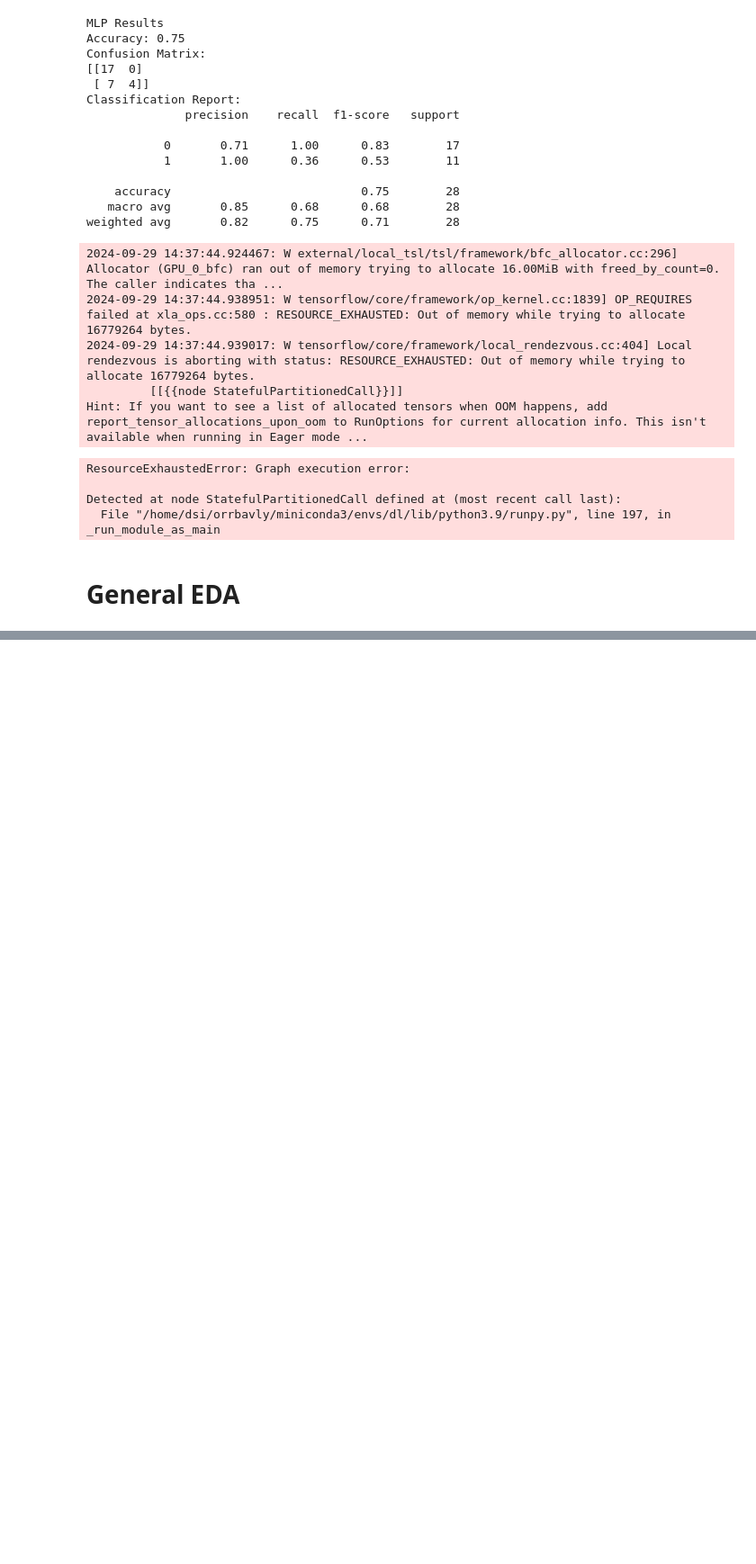
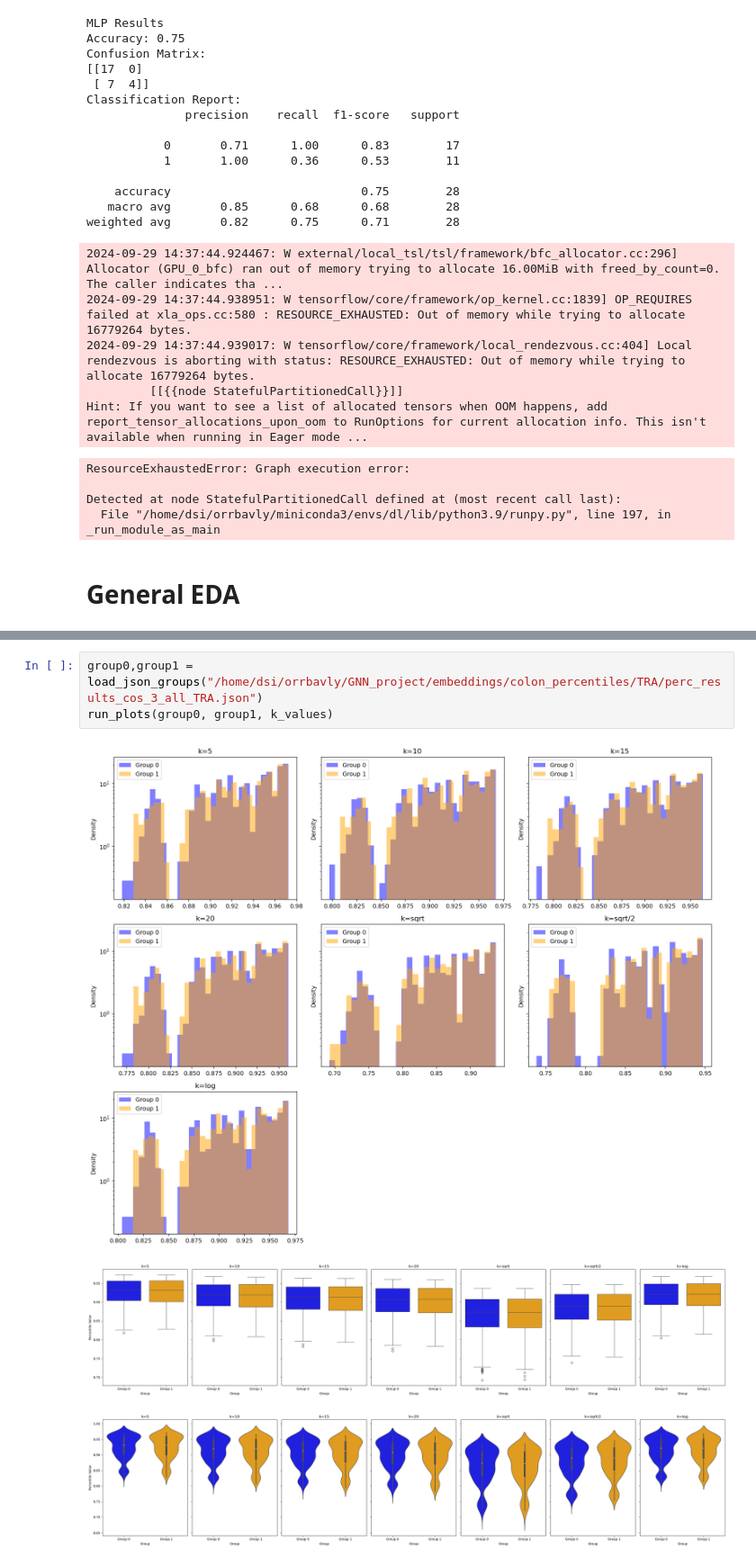
Before and after one commit to OrrBav/GNN_project, a Jupyter notebook: percentile_eda.ipynb, the cells around one changed output, grey strips where cells are left out. Shown at 90% size. Drawn from its saved outputs; the diff is of its cells as text; blank space fills up the shorter version.

```diff
--- a/percentile_eda.ipynb
+++ b/percentile_eda.ipynb
@@ -650,0 +1079,7 @@ Detected at node StatefulPartitionedCall defined at (most recent call last):
+# %%
+group0,group1 = load_json_groups("/home/dsi/orrbavly/GNN_project/embeddings/colon_percentiles/TRA/perc_results_cos_3_all_TRA.json")
+run_plots(group0, group1, k_values)
+# %% [output]
+[figure, added]
+[figure, added]
+[figure, added]
```
Also changed, not shown: parts of 66 cells of this notebook, 4 other files.
